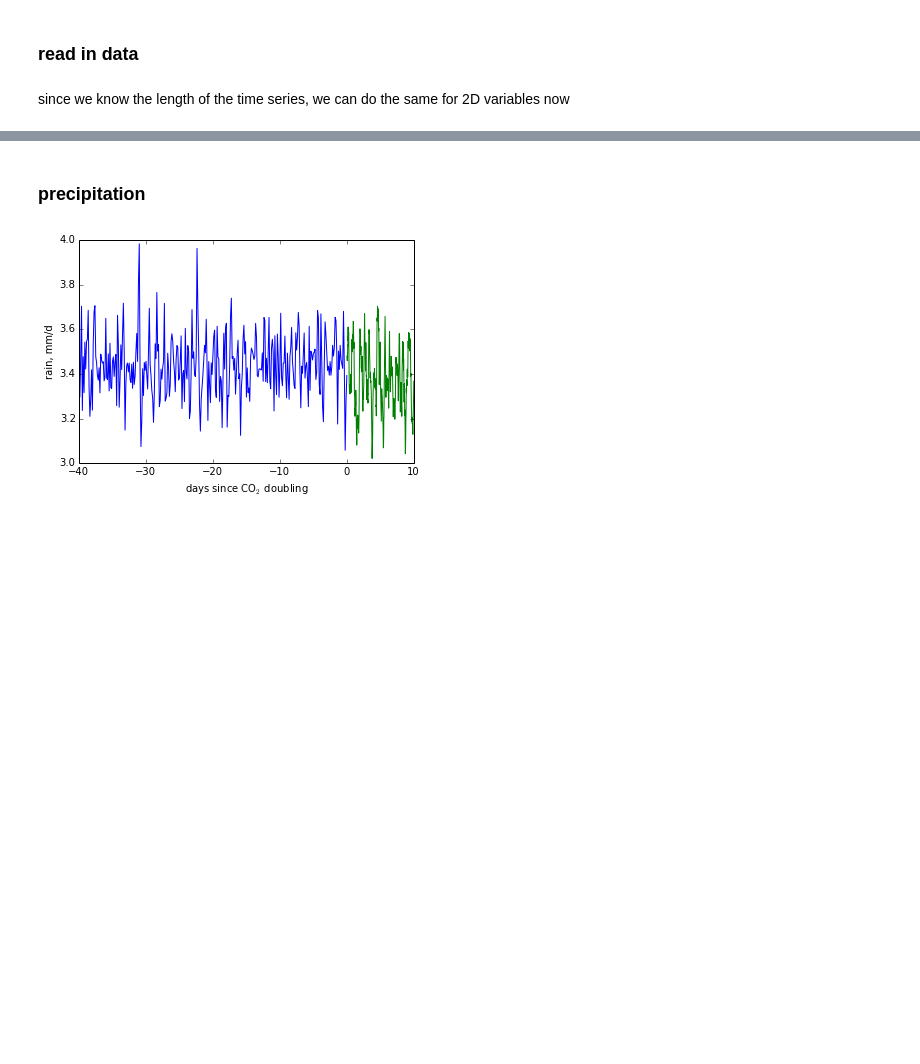
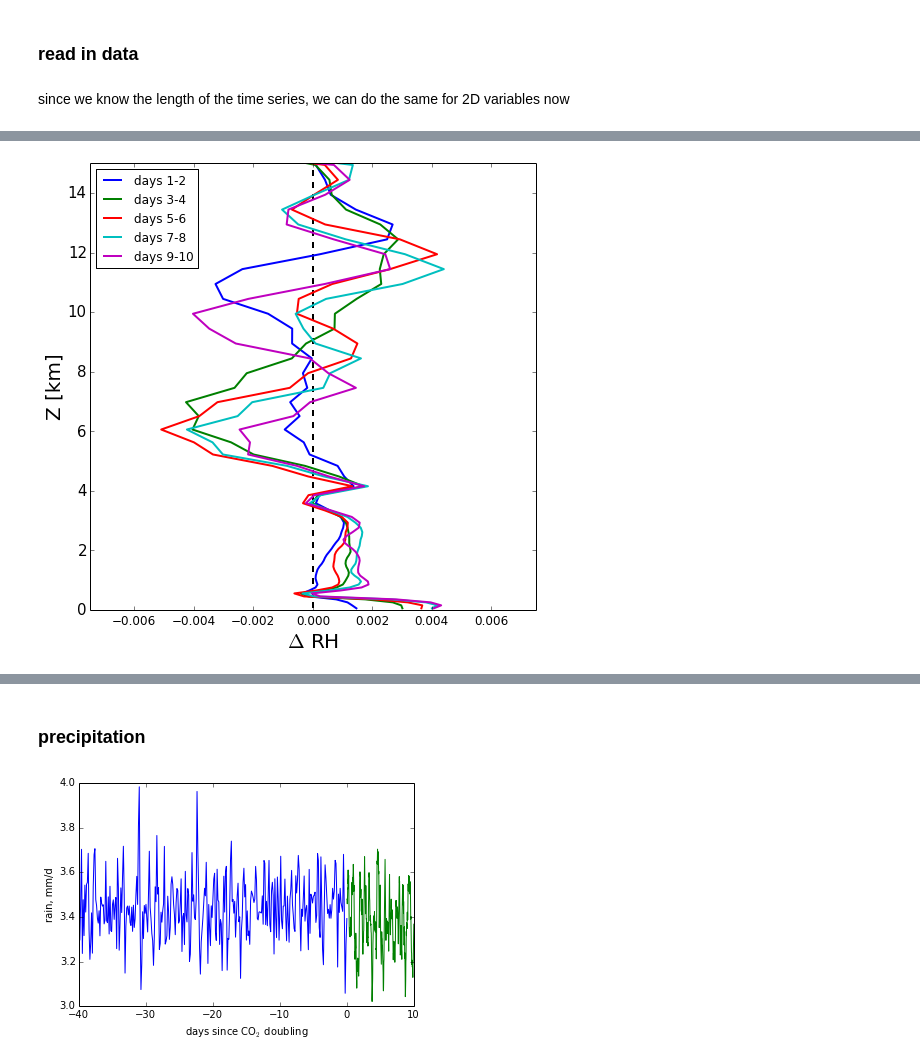
Before and after one commit to jedman/2xco2, a Jupyter notebook: exploration2xCO2.ipynb, the cells around one changed output, grey strips where cells are left out. Drawn from its saved outputs; the diff is of its cells as text; code cells hidden in the pictures; blank space fills up the shorter version.

```diff
--- a/exploration2xCO2.ipynb
+++ b/exploration2xCO2.ipynb
@@ -79,0 +182,17 @@ for index, var in enumerate(variable_names_2d): # iterate through variables
+# %%
+fig, ax = plt.subplots(1)
+
+ax.plot([0,0],[before.z[0]/1.e3,before.z[-1]/1.e3],lw=2,color='black',linestyle='--')
+for i in np.arange(0,10,2):
+    ax.plot(np.mean(after.RH[(i*48):((i+2)*48),:],axis=0)-RH_mean,before.z/1.e3,lw=2,label='days '+str(i+1)+'-'+str(i+2))
+ax.set_xlim([-0.0075,.0075])
+ax.set_ylim([0,15])
+ax.set_xlabel('$\Delta$ RH',size=20)
+ax.set_ylabel('Z [km]',size=20)
+ax.tick_params(axis='x',labelsize=12)
+ax.tick_params(axis='y',labelsize=15)
+ax.legend(loc=2)
+
+fig.savefig('figures/deltaRH_profiles.png', bbox_inches = 'tight', pad_inches=0.5)
+# %% [output]
+[figure, added]
```
Also changed, not shown: parts of 13 cells of this notebook, 1 other file.
